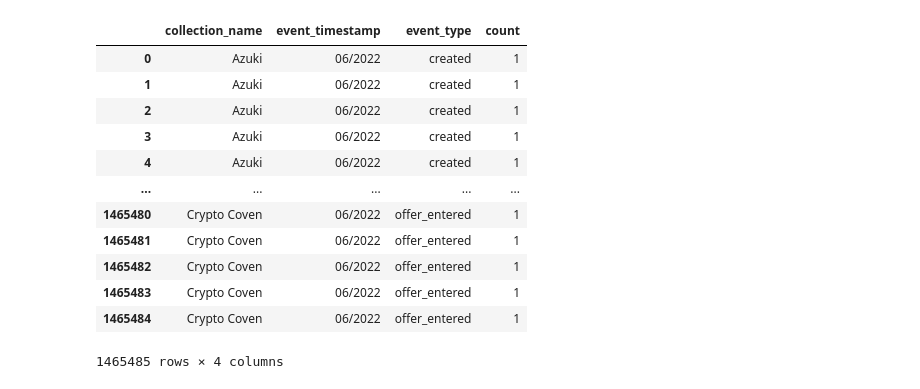
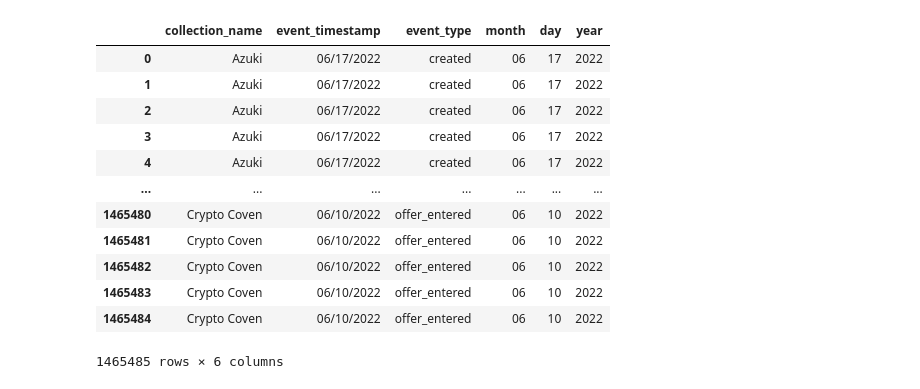
Before and after one commit to KrisOei/retrieve_openseas, a Jupyter notebook: data_analysis/overlap.ipynb, the cells around one changed output. Saved outputs shown, nothing was run; the diff lists cells and outputs as text; code cells hidden in the pictures.

```diff
--- a/data_analysis/overlap.ipynb
+++ b/data_analysis/overlap.ipynb
@@ -5,27 +5,30 @@ import matplotlib.pyplot as plt
 # %%
 df = pd.read_csv('fourCollections.csv', dtype={'collection_slug': 'str', 'asset_id': 'int', 'asset_name': 'str', 'owner_username': 'str', 'owner_address': 'str', 'event_type': 'str'})
 df.drop('Unnamed: 0.1', axis=1, inplace=True)
 df.drop('Unnamed: 0', axis=1, inplace=True)
 df.drop('collection_slug', axis=1,inplace=True)
 df.drop('asset_contract_date', axis=1, inplace=True)
 df.drop('asset_name', axis=1, inplace=True)
 df.drop('asset_id', axis=1, inplace=True)
 df.drop('owner_username', axis=1, inplace=True)
 df.drop('owner_address', axis=1, inplace=True)
-df['event_timestamp'] = pd.to_datetime(df['event_timestamp']).dt.strftime('%m/%Y')
+df['event_timestamp'] = pd.to_datetime(df['event_timestamp']).dt.strftime('%m/%d/%Y')
+df['month'] = pd.to_datetime(df['event_timestamp']).dt.strftime('%m')
+df['day'] = pd.to_datetime(df['event_timestamp']).dt.strftime('%d')
+df['year'] = pd.to_datetime(df['event_timestamp']).dt.strftime('%Y')
 df.drop_duplicates(keep='first')
 df
 # %% [output]
-|  | collection_name | event_timestamp | event_type | count |
-| 0 | Azuki | 06/2022 | created | 1 |
-| 1 | Azuki | 06/2022 | created | 1 |
-| 2 | Azuki | 06/2022 | created | 1 |
-| 3 | Azuki | 06/2022 | created | 1 |
-| 4 | Azuki | 06/2022 | created | 1 |
-| ... | ... | ... | ... | ... |
-| 1465480 | Crypto Coven | 06/2022 | offer_entered | 1 |
-| 1465481 | Crypto Coven | 06/2022 | offer_entered | 1 |
-| 1465482 | Crypto Coven | 06/2022 | offer_entered | 1 |
-| 1465483 | Crypto Coven | 06/2022 | offer_entered | 1 |
-| 1465484 | Crypto Coven | 06/2022 | offer_entered | 1 |
+|  | collection_name | event_timestamp | event_type | month | day | year |
+| 0 | Azuki | 06/17/2022 | created | 06 | 17 | 2022 |
+| 1 | Azuki | 06/17/2022 | created | 06 | 17 | 2022 |
+| 2 | Azuki | 06/17/2022 | created | 06 | 17 | 2022 |
+| 3 | Azuki | 06/17/2022 | created | 06 | 17 | 2022 |
+| 4 | Azuki | 06/17/2022 | created | 06 | 17 | 2022 |
+| ... | ... | ... | ... | ... | ... | ... |
+| 1465480 | Crypto Coven | 06/10/2022 | offer_entered | 06 | 10 | 2022 |
+| 1465481 | Crypto Coven | 06/10/2022 | offer_entered | 06 | 10 | 2022 |
+| 1465482 | Crypto Coven | 06/10/2022 | offer_entered | 06 | 10 | 2022 |
+| 1465483 | Crypto Coven | 06/10/2022 | offer_entered | 06 | 10 | 2022 |
+| 1465484 | Crypto Coven | 06/10/2022 | offer_entered | 06 | 10 | 2022 |
-1465485 rows × 4 columns
+1465485 rows × 6 columns
```
Also changed, not shown: parts of 8 cells of this notebook, 2 other files.
